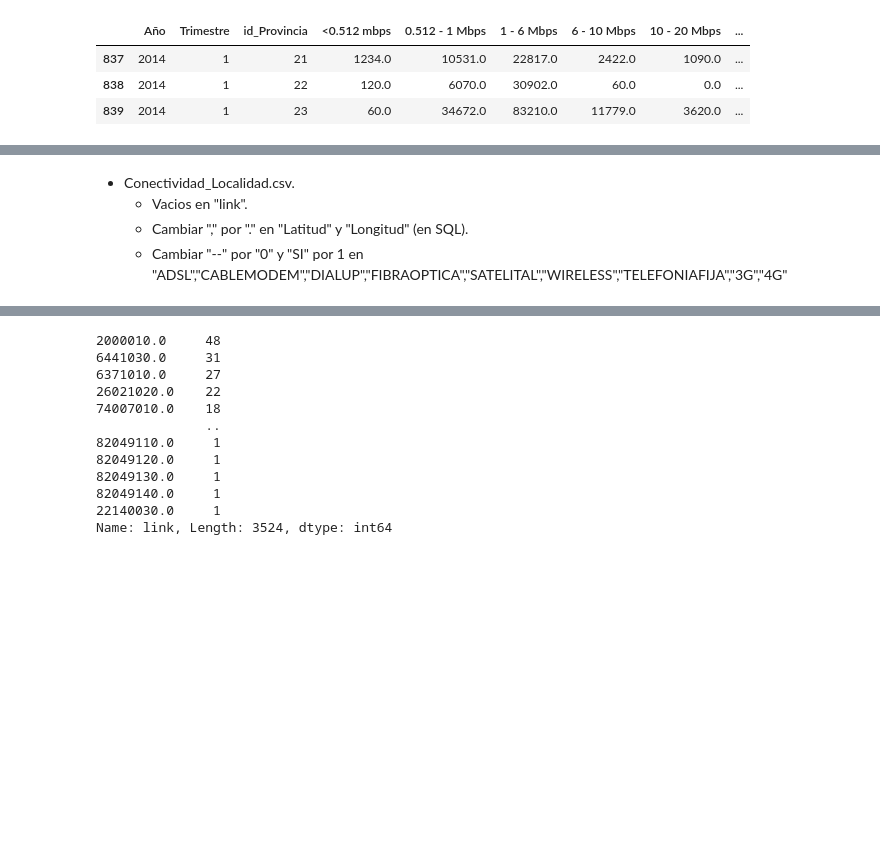
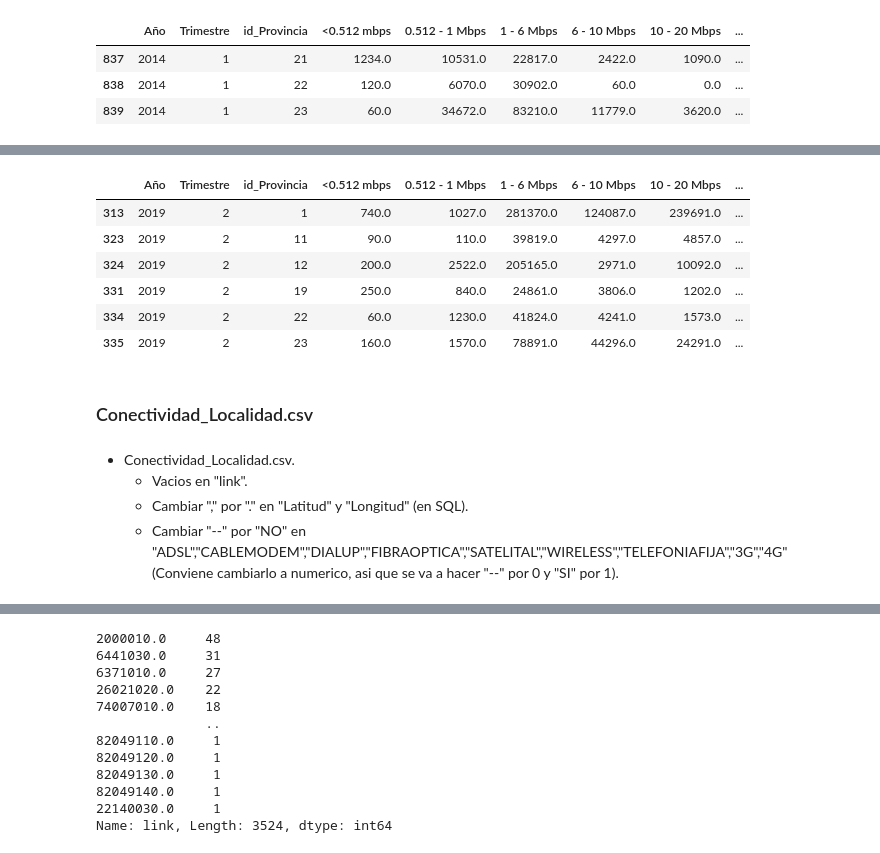
Before and after one commit to A-Lasso/Proyecto_Individual2, a Jupyter notebook: ETL.ipynb, the cells around one changed output, grey strips where cells are left out. Cells and saved outputs as stored; diff of their text form; code cells hidden in the pictures; blank space fills up the shorter version.

```diff
--- a/ETL.ipynb
+++ b/ETL.ipynb
@@ -1810,3 +1776,7 @@ Acces_Inter_Prov_Vel1['Total']=Acces_Inter_Prov_Vel['Total']
+# %%
+# Se que el único con vacios es "Otros" asi que haciendolo al todo df
+# no va a afectar a otras columnas donde no tendría sentido tener 0.
+Acces_Inter_Prov_Vel1.fillna(0,inplace=True)
 # %%
 Acces_Inter_Prov_Vel1.columns
 # %% [output]
@@ -1848,9 +1832,21 @@ Acces_Inter_Prov_Vel1.tail(3)
+# %%
+Acces_Inter_Prov_Vel1[Acces_Inter_Prov_Vel1['Otros'].isna()==True]
+# %% [output]
+|  | Año | Trimestre | id_Provincia | <0.512 mbps | 0.512 - 1 Mbps | 1 - 6 Mbps | 6 - 10 Mbps | 10 - 20 Mbps | ... |
+| 313 | 2019 | 2 | 1 | 740.0 | 1027.0 | 281370.0 | 124087.0 | 239691.0 | ... |
+| 323 | 2019 | 2 | 11 | 90.0 | 110.0 | 39819.0 | 4297.0 | 4857.0 | ... |
+| 324 | 2019 | 2 | 12 | 200.0 | 2522.0 | 205165.0 | 2971.0 | 10092.0 | ... |
+| 331 | 2019 | 2 | 19 | 250.0 | 840.0 | 24861.0 | 3806.0 | 1202.0 | ... |
+| 334 | 2019 | 2 | 22 | 60.0 | 1230.0 | 41824.0 | 4241.0 | 1573.0 | ... |
+| 335 | 2019 | 2 | 23 | 160.0 | 1570.0 | 78891.0 | 44296.0 | 24291.0 | ... |
 # %%
 Acces_Inter_Prov_Vel1.to_csv("csv_api/Acces_Inter_Prov_Vel.csv",index=False)
+# %% [markdown]
+### Conectividad_Localidad.csv
 # %% [markdown]
 - Conectividad_Localidad.csv.
     - Vacios en "link".
     - Cambiar "," por "." en "Latitud" y "Longitud" (en SQL).
-    - Cambiar "--" por "0" y "SI" por 1 en "ADSL","CABLEMODEM","DIALUP","FIBRAOPTICA","SATELITAL","WIRELESS","TELEFONIAFIJA","3G","4G"
+    - Cambiar "--" por "NO" en "ADSL","CABLEMODEM","DIALUP","FIBRAOPTICA","SATELITAL","WIRELESS","TELEFONIAFIJA","3G","4G"(Conviene cambiarlo a numerico, asi que se va a hacer "--" por 0 y "SI" por 1).
 # %%
 Conect_local=pd.read_csv("csv_api\Conectividad_Localidad.csv")
```
Also changed, not shown: parts of 24 cells of this notebook, 1 other file.
